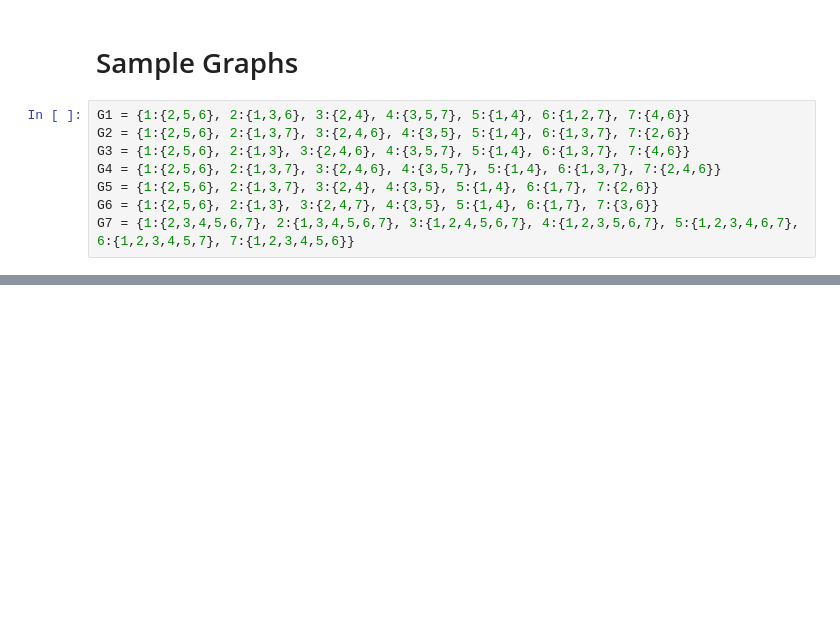
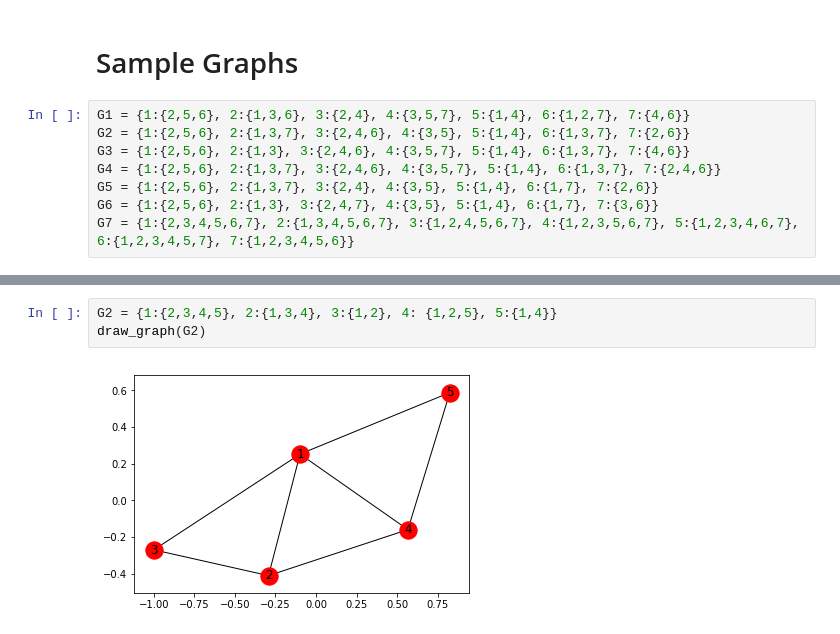
Before and after one commit to Fatema/optimisation-lp, a Jupyter notebook: linear_programs.ipynb, the cells around one changed output, grey strips where cells are left out. Saved outputs shown, nothing was run; the diff lists cells and outputs as text; blank space fills up the shorter version.

```diff
--- a/linear_programs.ipynb
+++ b/linear_programs.ipynb
@@ -317,2 +422,7 @@ lp_clique(G7)
+# %%
+G2 = {1:{2,3,4,5}, 2:{1,3,4}, 3:{1,2}, 4: {1,2,5}, 5:{1,4}}
+draw_graph(G2)
+# %% [output]
+[figure, added]
 # %%
 lp_entropy(G1)
```
Also changed, not shown: parts of 45 cells of this notebook.
